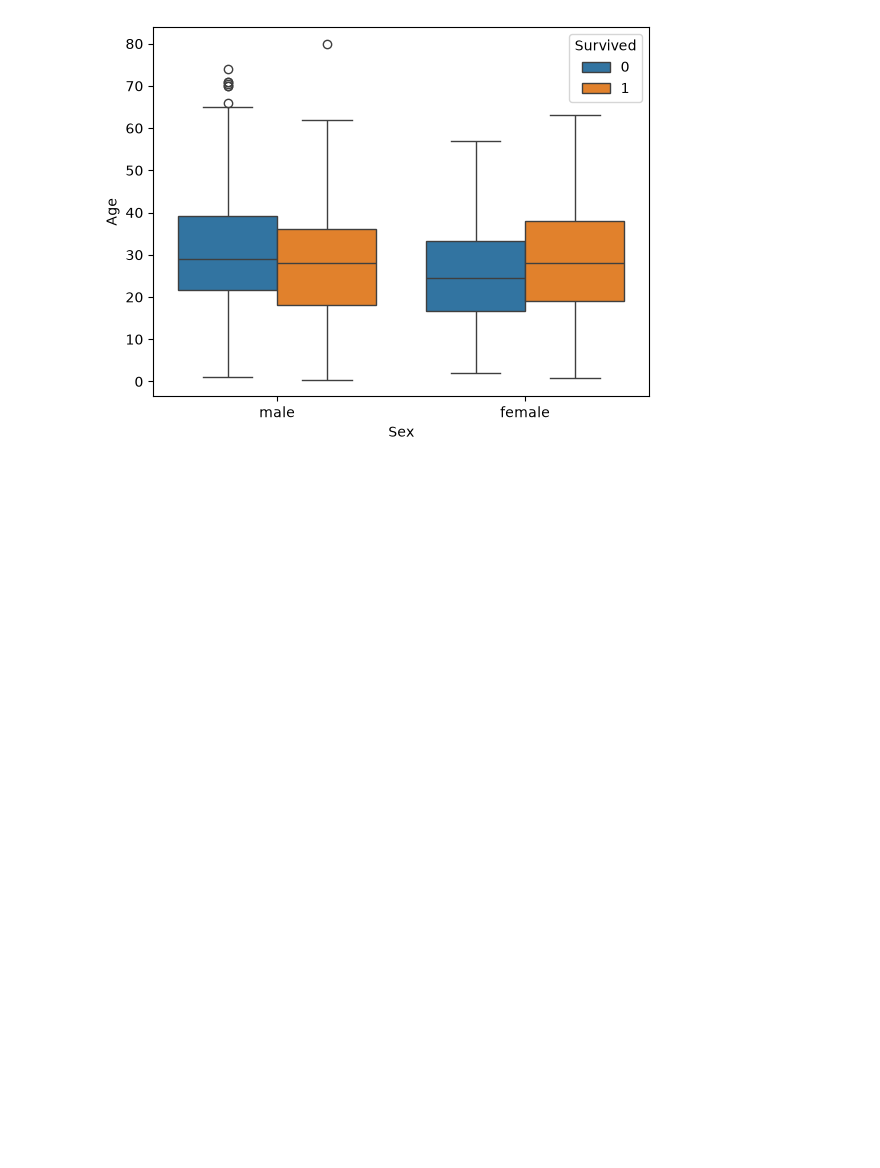
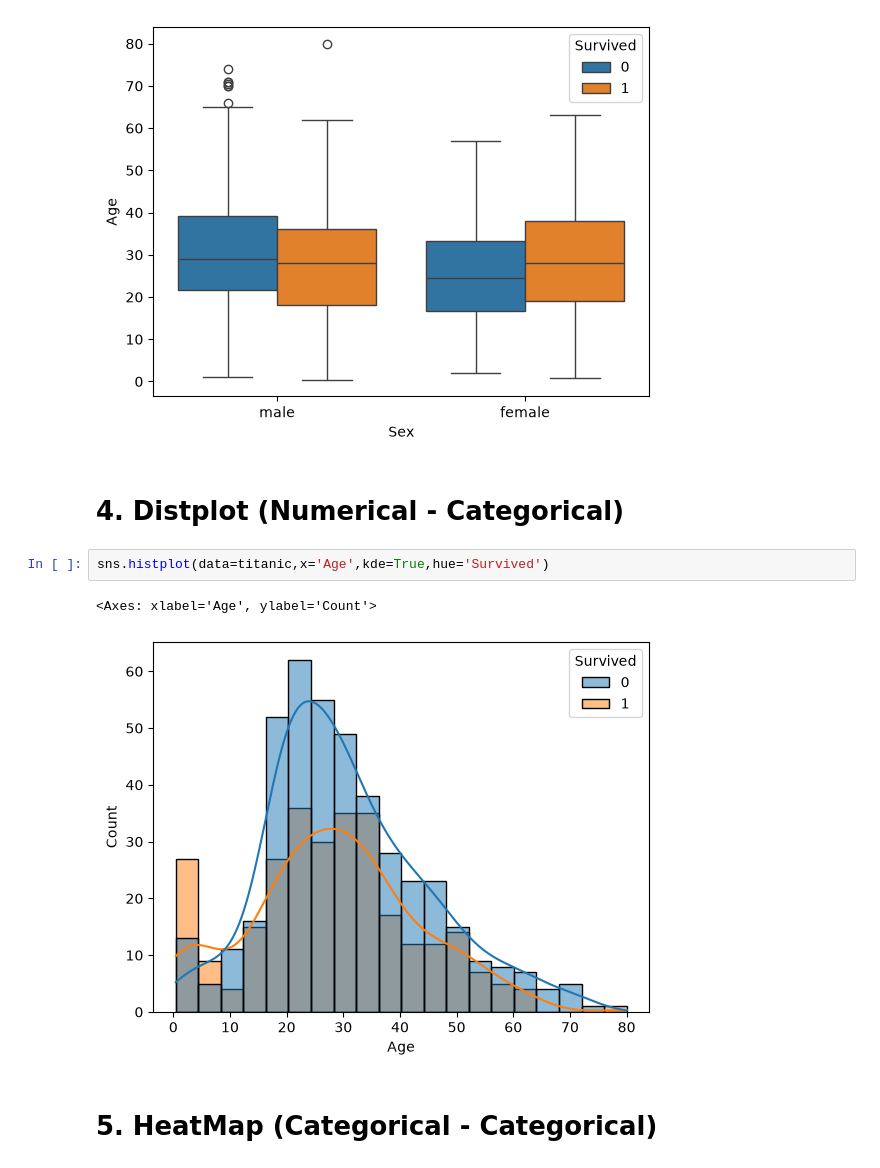
Before and after one commit to divyjain62000/ai-ml, a Jupyter notebook: 3_eda/2_multivariate_analysis.ipynb, the cells around one changed output. Cells and saved outputs as stored; diff of their text form; blank space fills up the shorter version.

```diff
--- a/3_eda/2_multivariate_analysis.ipynb
+++ b/3_eda/2_multivariate_analysis.ipynb
@@ -83,3 +83,12 @@ sns.boxplot(data=titanic,x='Sex',y='Age',hue='Survived')
 # %% [output]
 <Axes: xlabel='Sex', ylabel='Age'>
 [figure]
+# %% [markdown]
+# 4. Distplot (Numerical - Categorical)
+# %%
+sns.histplot(data=titanic,x='Age',kde=True,hue='Survived')
+# %% [output]
+<Axes: xlabel='Age', ylabel='Count'>
+[figure, added]
+# %% [markdown]
+# 5. HeatMap (Categorical - Categorical)
```
Also changed, not shown: parts of 19 cells of this notebook, 5 other files.
